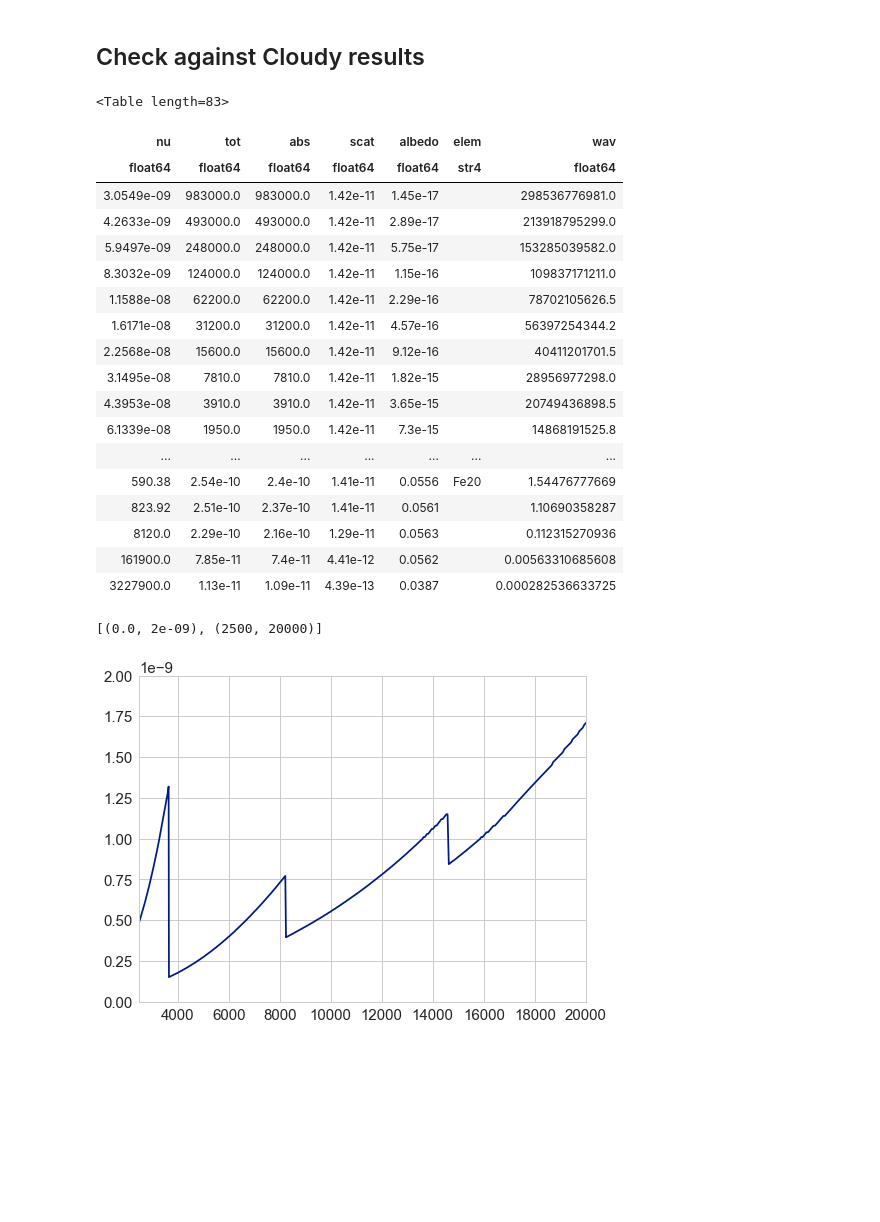
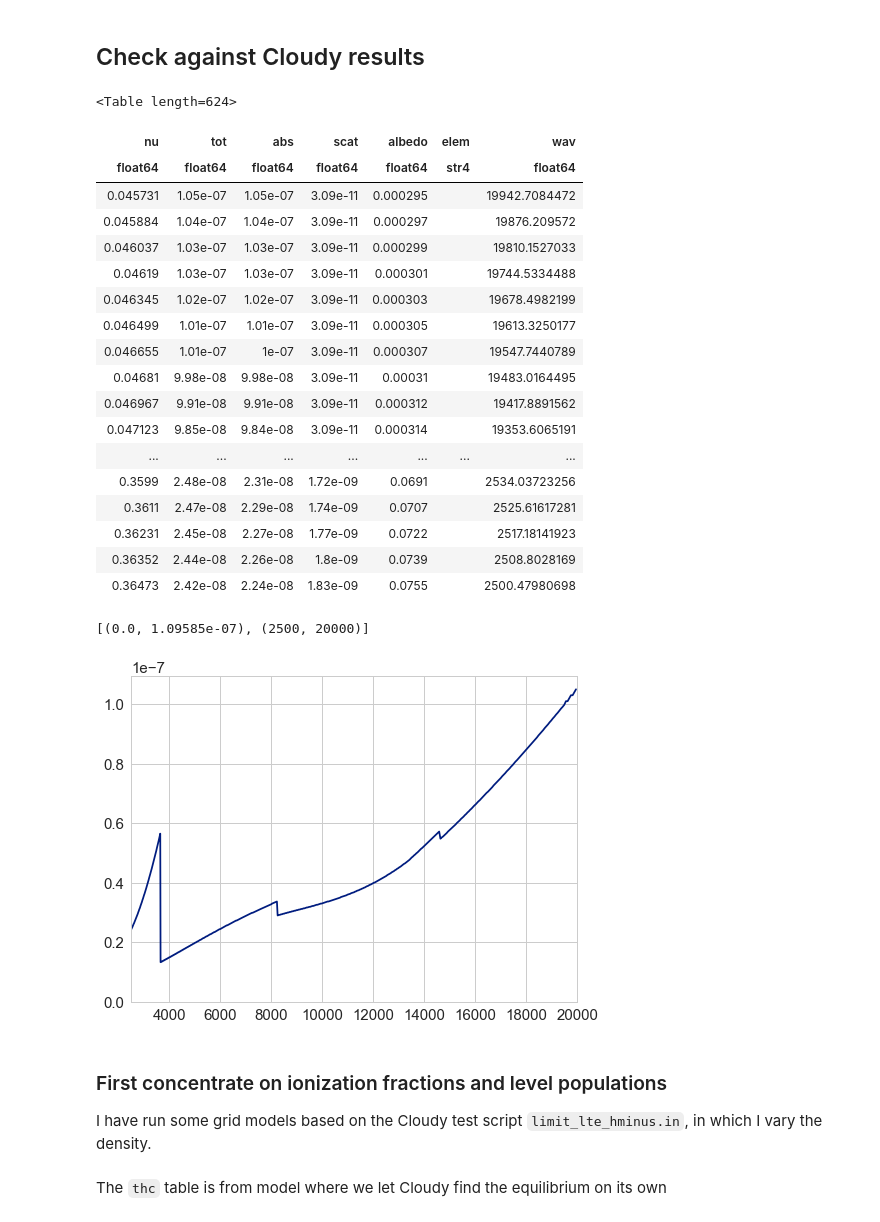
Before and after one commit to deprecated/lte-opacities, a Jupyter notebook: LTE Opacity.ipynb, the cells around one changed output. Cells and saved outputs as stored; diff of their text form; code cells hidden in the pictures; blank space fills up the shorter version.

```diff
--- a/LTE Opacity.ipynb
+++ b/LTE Opacity.ipynb
@@ -783,35 +816,41 @@ from astropy.table import Table
 # %%
 Table.read?
 # %%
-fn = "cloudy/lte_opacity_7715.opac"
+fn = "cloudy/lte_opacity_6429.opac"
 tc = Table.read(fn, format='ascii.tab', names=['nu', 'tot', 'abs', 'scat', 'albedo', 'elem'])
 # %%
 tc['wav'] = 912.0/tc['nu']
-tc[::100]
+wavmin, wavmax = 2500, 20000
+m = (tc['wav'] >= wavmin) & (tc['wav'] <= wavmax)
+tc[m]
 # %% [output]
-<Table length=83>
+<Table length=624>
 | nu | tot | abs | scat | albedo | elem | wav |
 | float64 | float64 | float64 | float64 | float64 | str4 | float64 |
-| 3.0549e-09 | 983000.0 | 983000.0 | 1.42e-11 | 1.45e-17 |  | 298536776981.0 |
-| 4.2633e-09 | 493000.0 | 493000.0 | 1.42e-11 | 2.89e-17 |  | 213918795299.0 |
-| 5.9497e-09 | 248000.0 | 248000.0 | 1.42e-11 | 5.75e-17 |  | 153285039582.0 |
-| 8.3032e-09 | 124000.0 | 124000.0 | 1.42e-11 | 1.15e-16 |  | 109837171211.0 |
-| 1.1588e-08 | 62200.0 | 62200.0 | 1.42e-11 | 2.29e-16 |  | 78702105626.5 |
-| 1.6171e-08 | 31200.0 | 31200.0 | 1.42e-11 | 4.57e-16 |  | 56397254344.2 |
-| 2.2568e-08 | 15600.0 | 15600.0 | 1.42e-11 | 9.12e-16 |  | 40411201701.5 |
-| 3.1495e-08 | 7810.0 | 7810.0 | 1.42e-11 | 1.82e-15 |  | 28956977298.0 |
-| 4.3953e-08 | 3910.0 | 3910.0 | 1.42e-11 | 3.65e-15 |  | 20749436898.5 |
-| 6.1339e-08 | 1950.0 | 1950.0 | 1.42e-11 | 7.3e-15 |  | 14868191525.8 |
+| 0.045731 | 1.05e-07 | 1.05e-07 | 3.09e-11 | 0.000295 |  | 19942.7084472 |
+| 0.045884 | 1.04e-07 | 1.04e-07 | 3.09e-11 | 0.000297 |  | 19876.209572 |
+| 0.046037 | 1.03e-07 | 1.03e-07 | 3.09e-11 | 0.000299 |  | 19810.1527033 |
+| 0.04619 | 1.03e-07 | 1.03e-07 | 3.09e-11 | 0.000301 |  | 19744.5334488 |
+| 0.046345 | 1.02e-07 | 1.02e-07 | 3.09e-11 | 0.000303 |  | 19678.4982199 |
+| 0.046499 | 1.01e-07 | 1.01e-07 | 3.09e-11 | 0.000305 |  | 19613.3250177 |
+| 0.046655 | 1.01e-07 | 1e-07 | 3.09e-11 | 0.000307 |  | 19547.7440789 |
+| 0.04681 | 9.98e-08 | 9.98e-08 | 3.09e-11 | 0.00031 |  | 19483.0164495 |
+| 0.046967 | 9.91e-08 | 9.91e-08 | 3.09e-11 | 0.000312 |  | 19417.8891562 |
+| 0.047123 | 9.85e-08 | 9.84e-08 | 3.09e-11 | 0.000314 |  | 19353.6065191 |
 | ... | ... | ... | ... | ... | ... | ... |
-| 590.38 | 2.54e-10 | 2.4e-10 | 1.41e-11 | 0.0556 | Fe20 | 1.54476777669 |
-| 823.92 | 2.51e-10 | 2.37e-10 | 1.41e-11 | 0.0561 |  | 1.10690358287 |
-| 8120.0 | 2.29e-10 | 2.16e-10 | 1.29e-11 | 0.0563 |  | 0.112315270936 |
-| 161900.0 | 7.85e-11 | 7.4e-11 | 4.41e-12 | 0.0562 |  | 0.00563310685608 |
-| 3227900.0 | 1.13e-11 | 1.09e-11 | 4.39e-13 | 0.0387 |  | 0.000282536633725 |
+| 0.3599 | 2.48e-08 | 2.31e-08 | 1.72e-09 | 0.0691 |  | 2534.03723256 |
+| 0.3611 | 2.47e-08 | 2.29e-08 | 1.74e-09 | 0.0707 |  | 2525.61617281 |
+| 0.36231 | 2.45e-08 | 2.27e-08 | 1.77e-09 | 0.0722 |  | 2517.18141923 |
+| 0.36352 | 2.44e-08 | 2.26e-08 | 1.8e-09 | 0.0739 |  | 2508.8028169 |
+| 0.36473 | 2.42e-08 | 2.24e-08 | 1.83e-09 | 0.0755 |  | 2500.47980698 |
 # %%
 fig, ax = plt.subplots()
-ax.plot(tc['wav'], tc['tot'])
-ax.set(xlim=[2500, 20000], ylim=[0.0, 2e-9])
+ax.plot(tc[m]['wav'], tc[m]['tot'])
+ax.set(xlim=[wavmin, wavmax], ylim=[0.0, None])
 # %% [output]
-[(0.0, 2e-09), (2500, 20000)]
+[(0.0, 1.09585e-07), (2500, 20000)]
-[figure, old version]
+[figure, new version]
+# %% [markdown]
+### First concentrate on ionization fractions and level populations
+
+I have run some grid models based on the Cloudy test script `limit_lte_hminus.in`, in which I vary the density.
@@ -817,0 +862,2 @@ ax.set(xlim=[2500, 20000], ylim=[0.0, 2e-9])
+# %% [markdown]
+The `thc` table is from model where we let Cloudy find the equilibrium on its own
```
Also changed, not shown: parts of 71 cells of this notebook, 15 other files.
